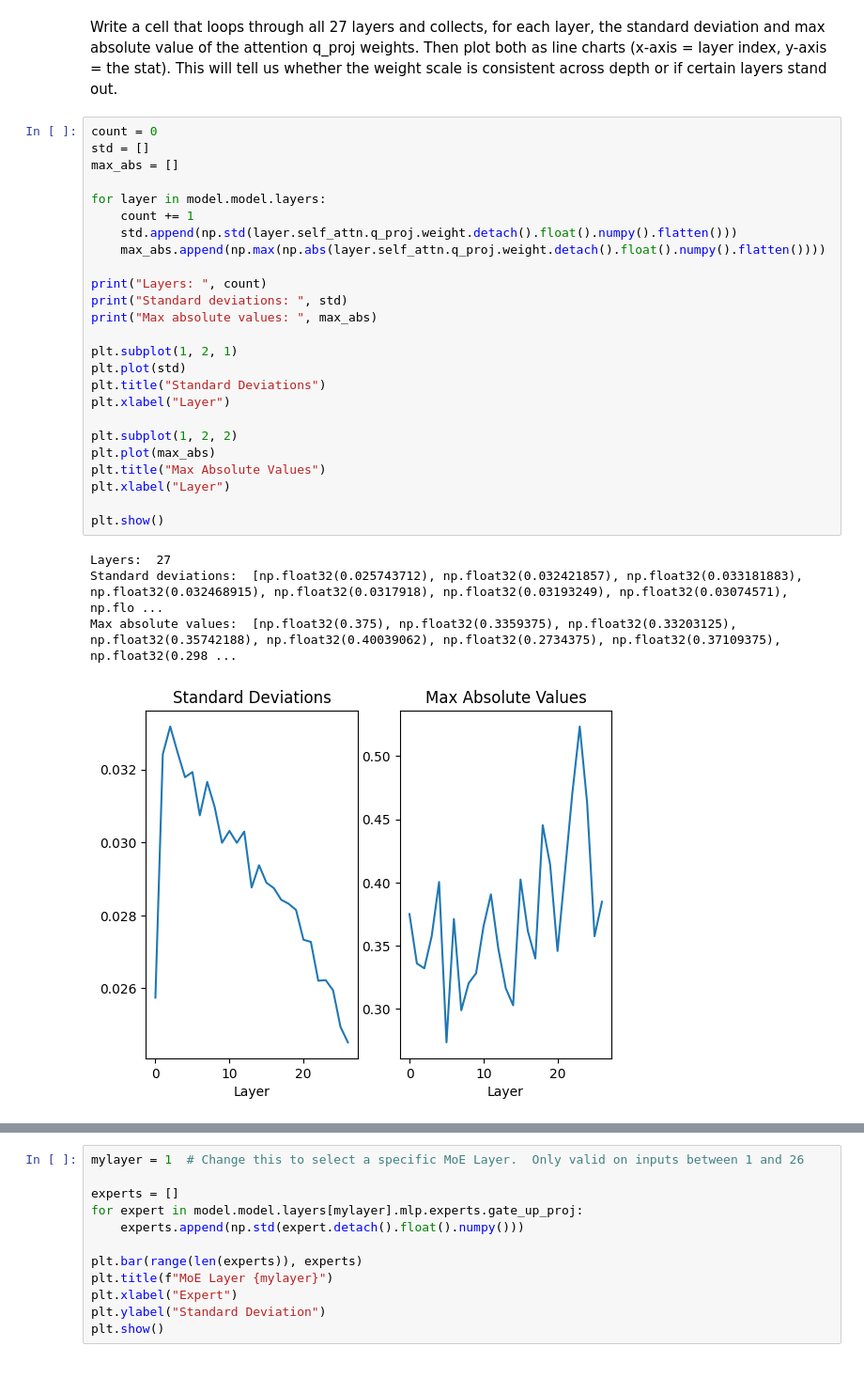
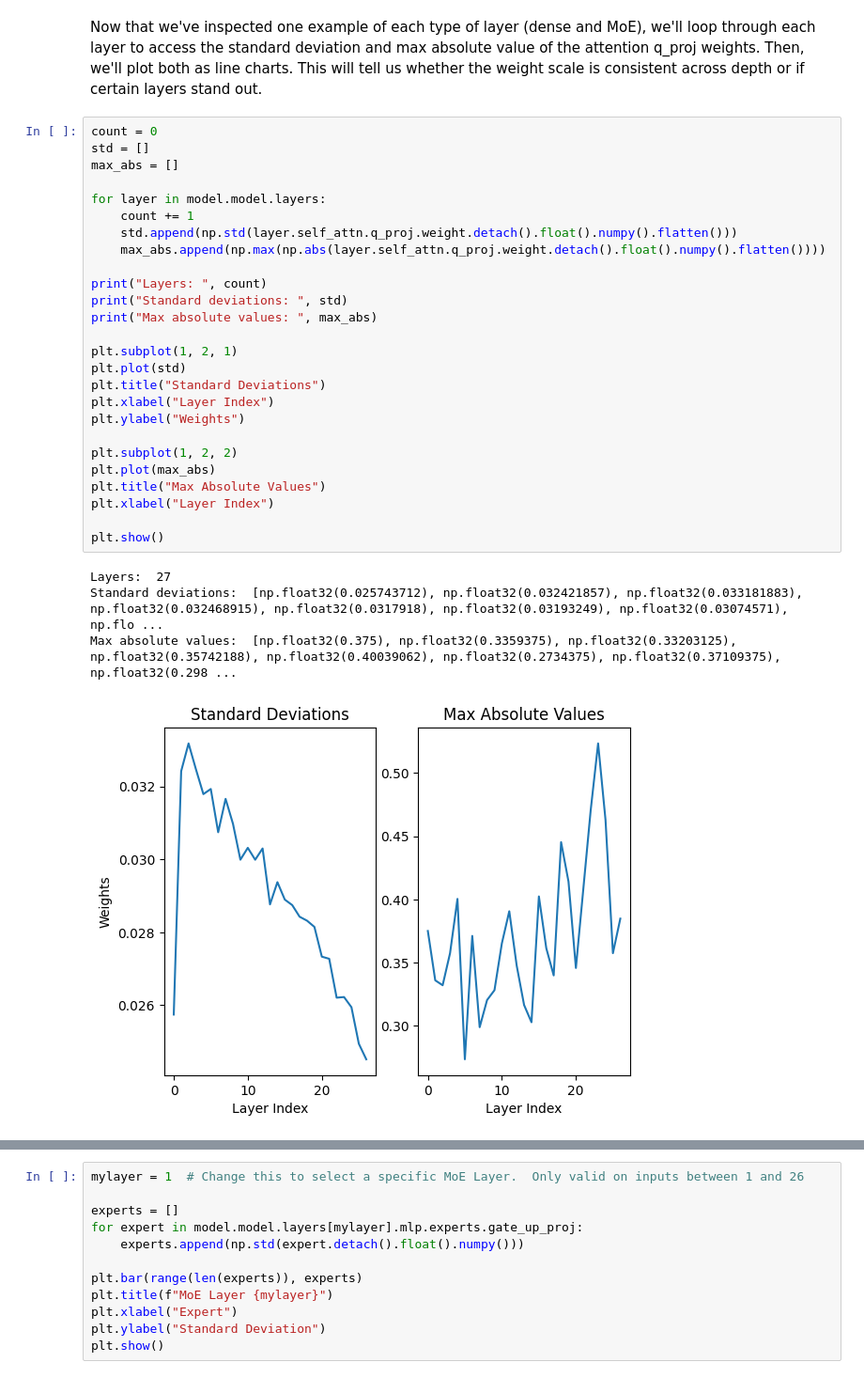
Before and after one commit to JR-Vickers/quantization-study, a Jupyter notebook: notebooks/02_weight_inspection.ipynb, the cells around one changed output, grey strips where cells are left out. Shown at 94% size. Cells and saved outputs as stored; diff of their text form.

```diff
--- a/notebooks/02_weight_inspection.ipynb
+++ b/notebooks/02_weight_inspection.ipynb
@@ -72,32 +66,33 @@ plt.tight_layout()
 # %% [markdown]
-Write a cell that loops through all 27 layers and collects, for each layer, the standard deviation and max absolute value of the attention q_proj weights. Then plot both as line charts (x-axis = layer index, y-axis = the stat). This will tell us whether the weight scale is consistent across depth or if certain layers stand out.
+Now that we've inspected one example of each type of layer (dense and MoE), we'll loop through each layer to access the standard deviation and max absolute value of the attention q_proj weights. Then, we'll plot both as line charts. This will tell us whether the weight scale is consistent across depth or if certain layers stand out.
 # %%
 count = 0
 std = []
 max_abs = []
 
 for layer in model.model.layers:
     count += 1
     std.append(np.std(layer.self_attn.q_proj.weight.detach().float().numpy().flatten()))
     max_abs.append(np.max(np.abs(layer.self_attn.q_proj.weight.detach().float().numpy().flatten())))
 
 print("Layers: ", count)
 print("Standard deviations: ", std)
 print("Max absolute values: ", max_abs)
 
 plt.subplot(1, 2, 1)
 plt.plot(std)
 plt.title("Standard Deviations")
-plt.xlabel("Layer")
+plt.xlabel("Layer Index")
+plt.ylabel("Weights")
 
 plt.subplot(1, 2, 2)
 plt.plot(max_abs)
 plt.title("Max Absolute Values")
-plt.xlabel("Layer")
+plt.xlabel("Layer Index")
 
 plt.show()
 # %% [output]
 Layers:  27
 Standard deviations:  [np.float32(0.025743712), np.float32(0.032421857), np.float32(0.033181883), np.float32(0.032468915), np.float32(0.0317918), np.float32(0.03193249), np.float32(0.03074571), np.flo ...
 Max absolute values:  [np.float32(0.375), np.float32(0.3359375), np.float32(0.33203125), np.float32(0.35742188), np.float32(0.40039062), np.float32(0.2734375), np.float32(0.37109375), np.float32(0.298 ...
-[figure, old version]
+[figure, new version]
```
Also changed, not shown: parts of 17 cells of this notebook.
